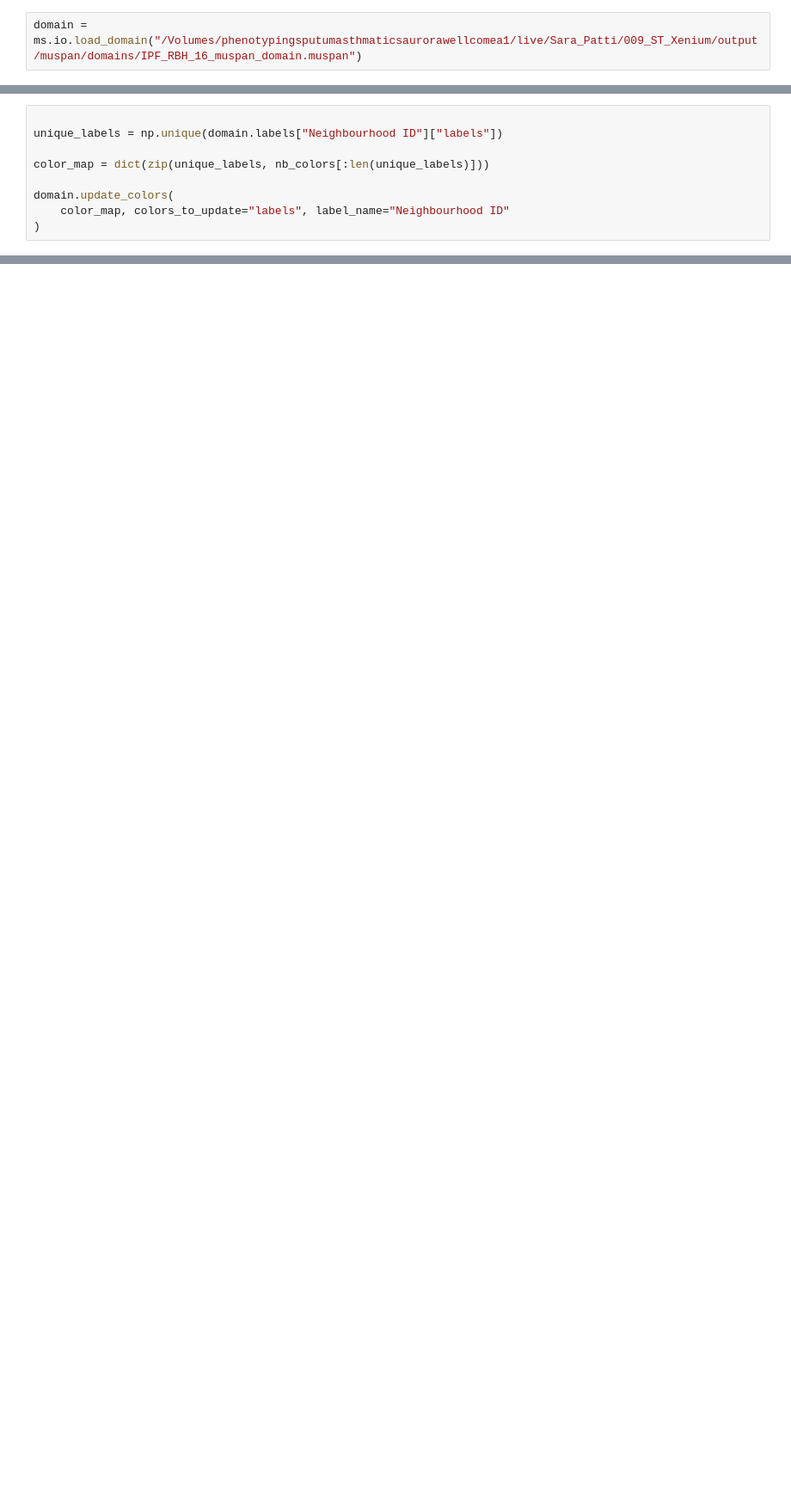
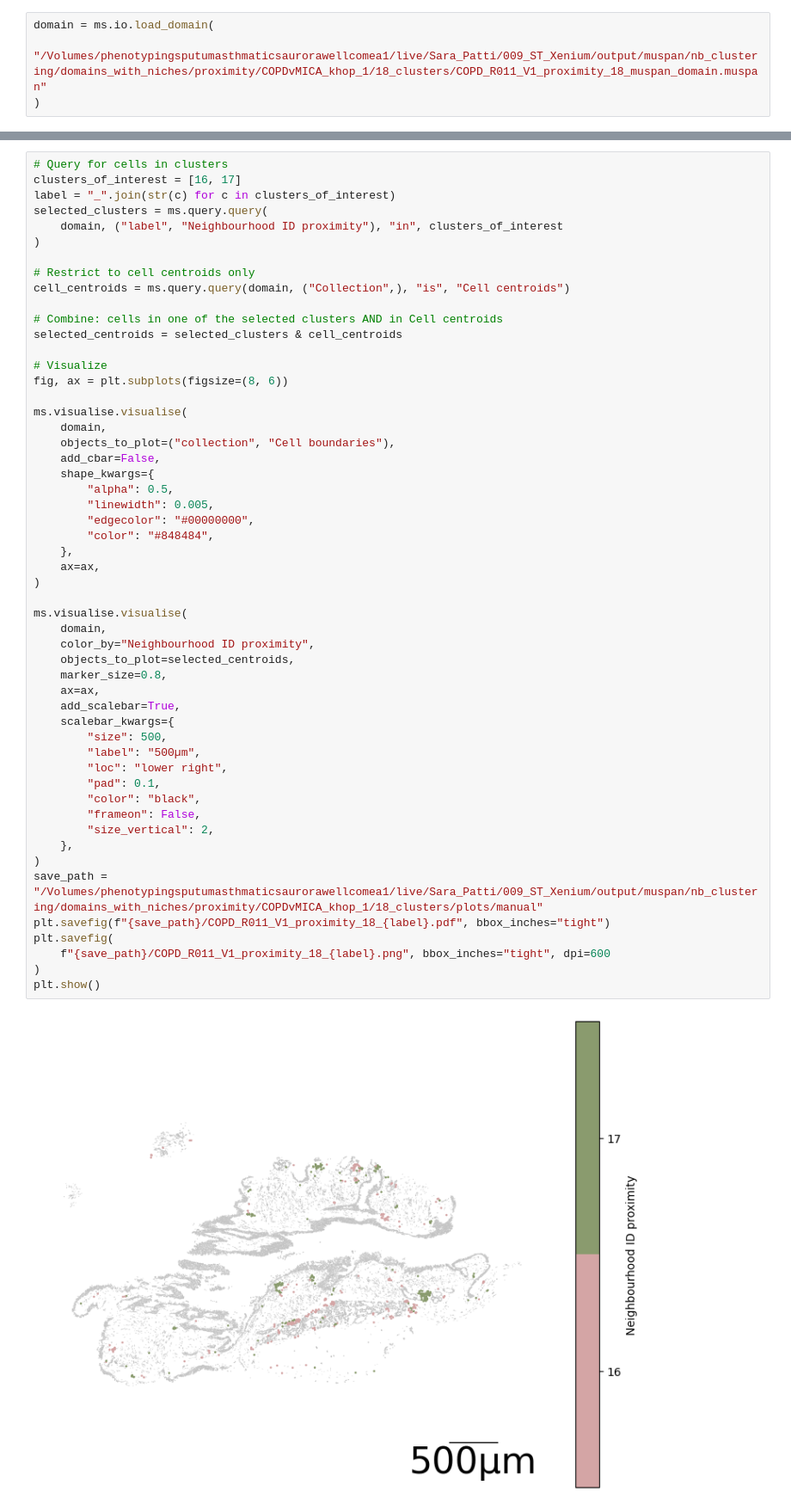
Before and after one commit to spatts14/AirScape_analysis, a Jupyter notebook: notebooks/muspan/nb_clustering.ipynb, the cells around one changed output, grey strips where cells are left out. Shown at 86% size. Saved outputs shown, nothing was run; the diff lists cells and outputs as text; blank space fills up the shorter version.

```diff
--- a/notebooks/muspan/nb_clustering.ipynb
+++ b/notebooks/muspan/nb_clustering.ipynb
@@ -43,6 +40,8 @@ plots_dir = outpath / "plots"
 for path in [outpath]:
     path.mkdir(parents=True, exist_ok=True)
 # %%
-domain = ms.io.load_domain("/Volumes/phenotypingsputumasthmaticsaurorawellcomea1/live/Sara_Patti/009_ST_Xenium/output/muspan/domains/IPF_RBH_16_muspan_domain.muspan")
+domain = ms.io.load_domain(
+    "/Volumes/phenotypingsputumasthmaticsaurorawellcomea1/live/Sara_Patti/009_ST_Xenium/output/muspan/nb_clustering/domains_with_niches/proximity/COPDvMICA_khop_1/18_clusters/COPD_R011_V1_proximity_18_muspan_domain.muspan"
+)
 # %% [output]
 MuSpAn domain loaded successfully. Domain summary:
@@ -149,9 +53,0 @@ nb_colors = [
-# %%
-
-unique_labels = np.unique(domain.labels["Neighbourhood ID"]["labels"])
-
-color_map = dict(zip(unique_labels, nb_colors[:len(unique_labels)]))
-
-domain.update_colors(
-    color_map, colors_to_update="labels", label_name="Neighbourhood ID"
-)
@@ -164,0 +54,55 @@ ms.visualise.visualise(domain, color_by='Neighbourhood ID', marker_size=0.1, obj
+# %%
+# Query for cells in clusters
+clusters_of_interest = [16, 17]
+label = "_".join(str(c) for c in clusters_of_interest)
+selected_clusters = ms.query.query(
+    domain, ("label", "Neighbourhood ID proximity"), "in", clusters_of_interest
+)
+
+# Restrict to cell centroids only
+cell_centroids = ms.query.query(domain, ("Collection",), "is", "Cell centroids")
+
+# Combine: cells in one of the selected clusters AND in Cell centroids
+selected_centroids = selected_clusters & cell_centroids
+
+# Visualize
+fig, ax = plt.subplots(figsize=(8, 6))
+
+ms.visualise.visualise(
+    domain,
+    objects_to_plot=("collection", "Cell boundaries"),
+    add_cbar=False,
+    shape_kwargs={
+        "alpha": 0.5,
+        "linewidth": 0.005,
+        "edgecolor": "#00000000",
+        "color": "#848484",
+    },
+    ax=ax,
+)
+
+ms.visualise.visualise(
+    domain,
+    color_by="Neighbourhood ID proximity",
+    objects_to_plot=selected_centroids,
+    marker_size=0.8,
+    ax=ax,
+    add_scalebar=True,
+    scalebar_kwargs={
+        "size": 500,
+        "label": "500µm",
+        "loc": "lower right",
+        "pad": 0.1,
+        "color": "black",
+        "frameon": False,
+        "size_vertical": 2,
+    },
+)
+save_path = "/Volumes/phenotypingsputumasthmaticsaurorawellcomea1/live/Sara_Patti/009_ST_Xenium/output/muspan/nb_clustering/domains_with_niches/proximity/COPDvMICA_khop_1/18_clusters/plots/manual"
+plt.savefig(f"{save_path}/COPD_R011_V1_proximity_18_{label}.pdf", bbox_inches="tight")
+plt.savefig(
+    f"{save_path}/COPD_R011_V1_proximity_18_{label}.png", bbox_inches="tight", dpi=600
+)
+plt.show()
+# %% [output]
+[figure, added]
```
Also changed, not shown: parts of 13 cells of this notebook, 2 other files.
